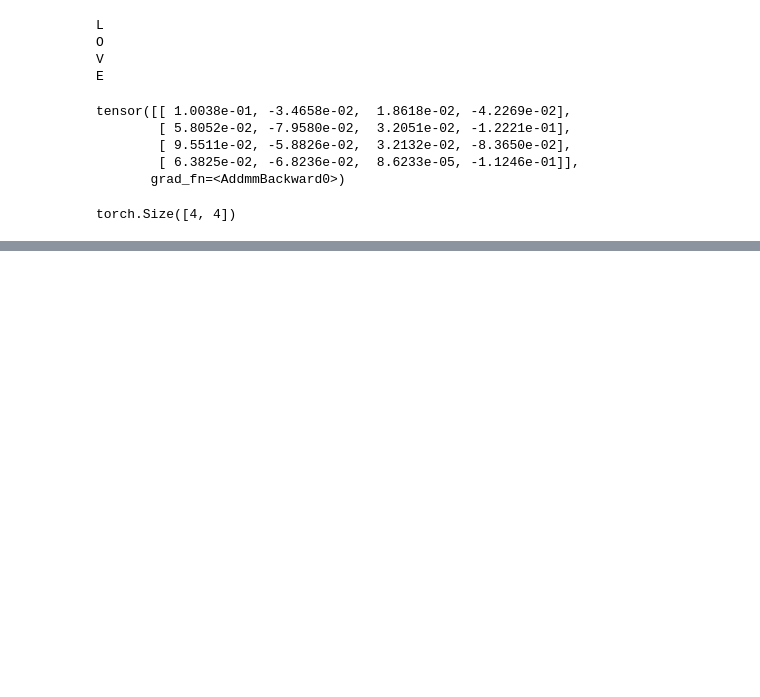
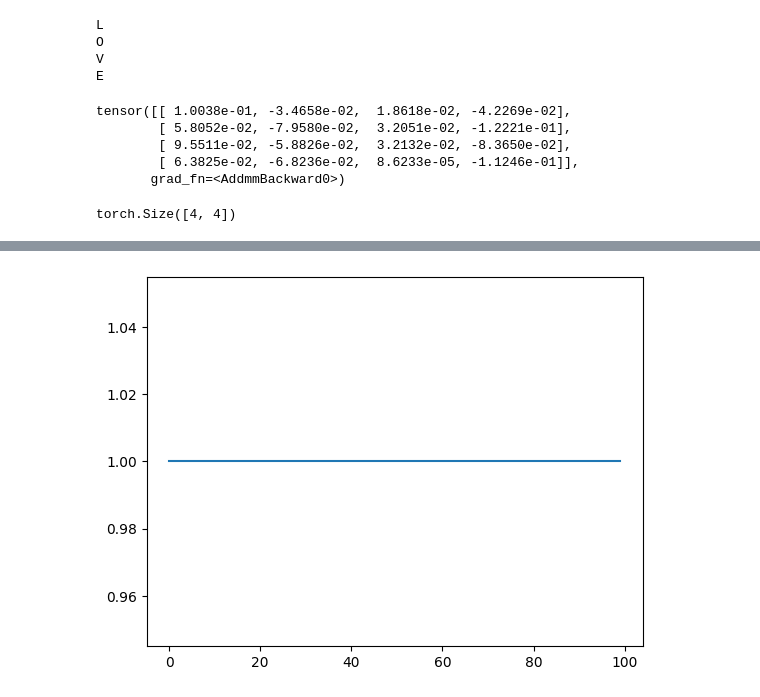
Before and after one commit to kagami-tsukimura/pytorch-deeplearning, a Jupyter notebook: 1_fnn/data.ipynb, the cells around one changed output, grey strips where cells are left out. Cells and saved outputs as stored; diff of their text form; code cells hidden in the pictures; blank space fills up the shorter version.

```diff
--- a/1_fnn/data.ipynb
+++ b/1_fnn/data.ipynb
@@ -180,0 +216,9 @@ RuntimeError: Can't call numpy() on Tensor that requires grad. Use tensor.detach
+# %%
+%matplotlib inline
+import matplotlib.pyplot as plt
+
+accuracies = torch.tensor(accuracies)
+plt.plot(accuracies)
+plt.show()
+# %% [output]
+[figure, added]
```
Also changed, not shown: parts of 4 cells of this notebook.
